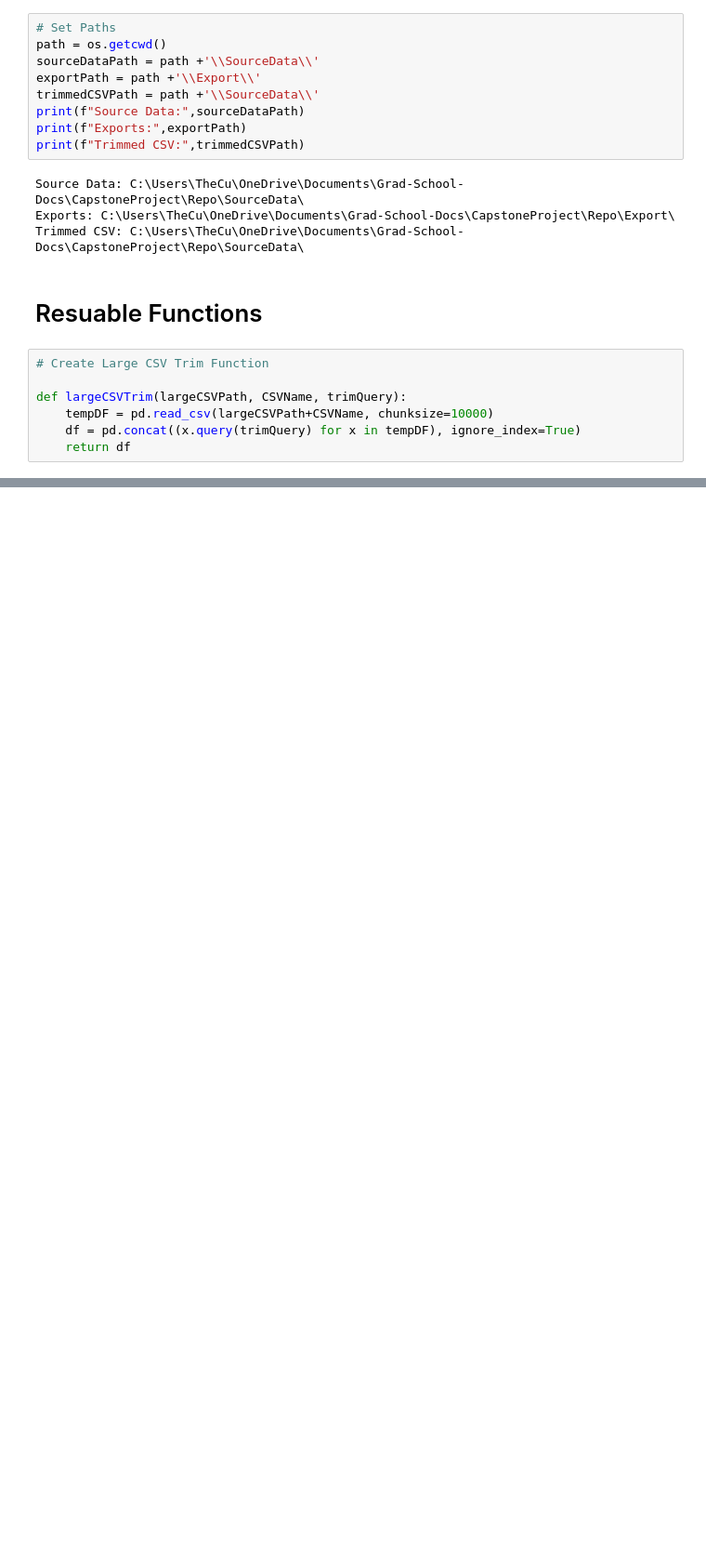
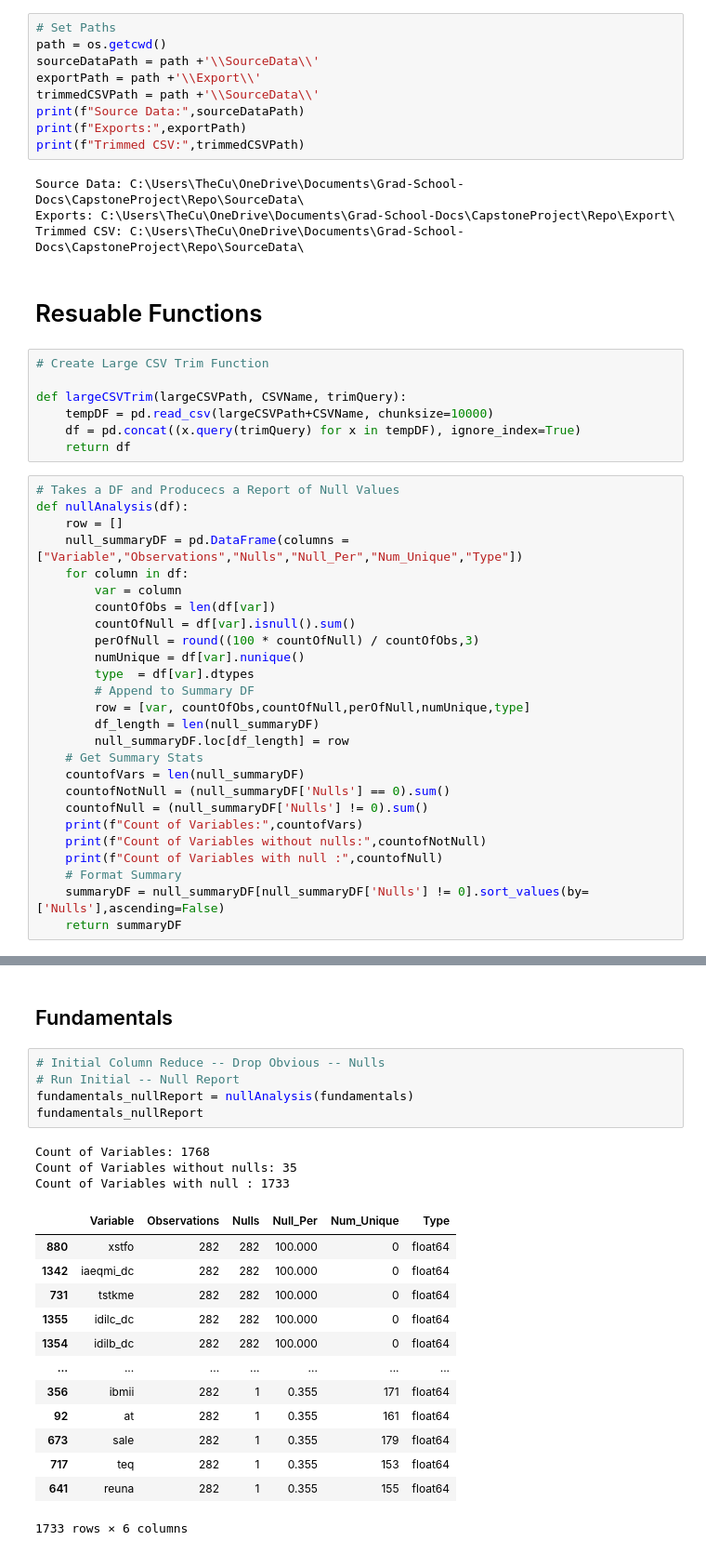
Before and after one commit to bcullinan32/CapstoneProject, a Jupyter notebook: Capstone-Main.ipynb, the cells around one changed output, grey strips where cells are left out. Shown: that part at 93% size. Drawn from its saved outputs; the diff is of its cells as text; blank space fills up the shorter version.

```diff
--- a/Capstone-Main.ipynb
+++ b/Capstone-Main.ipynb
@@ -40,3 +40,29 @@ def largeCSVTrim(largeCSVPath, CSVName, trimQuery):
     tempDF = pd.read_csv(largeCSVPath+CSVName, chunksize=10000)
     df = pd.concat((x.query(trimQuery) for x in tempDF), ignore_index=True)
     return df
+# %%
+# Takes a DF and Producecs a Report of Null Values
+def nullAnalysis(df):
+    row = []
+    null_summaryDF = pd.DataFrame(columns = ["Variable","Observations","Nulls","Null_Per","Num_Unique","Type"])
+    for column in df:
+        var = column
+        countOfObs = len(df[var])
+        countOfNull = df[var].isnull().sum()
+        perOfNull = round((100 * countOfNull) / countOfObs,3)
+        numUnique = df[var].nunique()
+        type  = df[var].dtypes
+        # Append to Summary DF
+        row = [var, countOfObs,countOfNull,perOfNull,numUnique,type]
+        df_length = len(null_summaryDF)
+        null_summaryDF.loc[df_length] = row
+    # Get Summary Stats
+    countofVars = len(null_summaryDF)
+    countofNotNull = (null_summaryDF['Nulls'] == 0).sum()
+    countofNull = (null_summaryDF['Nulls'] != 0).sum()
+    print(f"Count of Variables:",countofVars)
+    print(f"Count of Variables without nulls:",countofNotNull)
+    print(f"Count of Variables with null :",countofNull)
+    # Format Summary
+    summaryDF = null_summaryDF[null_summaryDF['Nulls'] != 0].sort_values(by=['Nulls'],ascending=False)
+    return summaryDF
@@ -111,0 +184,24 @@ Stocks_SAM:
+# %% [markdown]
+## Fundamentals
+# %%
+# Initial Column Reduce -- Drop Obvious -- Nulls
+# Run Initial -- Null Report
+fundamentals_nullReport = nullAnalysis(fundamentals)
+fundamentals_nullReport
+# %% [output]
+Count of Variables: 1768
+Count of Variables without nulls: 35
+Count of Variables with null : 1733
+|  | Variable | Observations | Nulls | Null_Per | Num_Unique | Type |
+| 880 | xstfo | 282 | 282 | 100.000 | 0 | float64 |
+| 1342 | iaeqmi_dc | 282 | 282 | 100.000 | 0 | float64 |
+| 731 | tstkme | 282 | 282 | 100.000 | 0 | float64 |
+| 1355 | idilc_dc | 282 | 282 | 100.000 | 0 | float64 |
+| 1354 | idilb_dc | 282 | 282 | 100.000 | 0 | float64 |
+| ... | ... | ... | ... | ... | ... | ... |
+| 356 | ibmii | 282 | 1 | 0.355 | 171 | float64 |
+| 92 | at | 282 | 1 | 0.355 | 161 | float64 |
+| 673 | sale | 282 | 1 | 0.355 | 179 | float64 |
+| 717 | teq | 282 | 1 | 0.355 | 153 | float64 |
+| 641 | reuna | 282 | 1 | 0.355 | 155 | float64 |
+1733 rows × 6 columns
```
Also changed, not shown: parts of 18 cells of this notebook, 4 other files.
